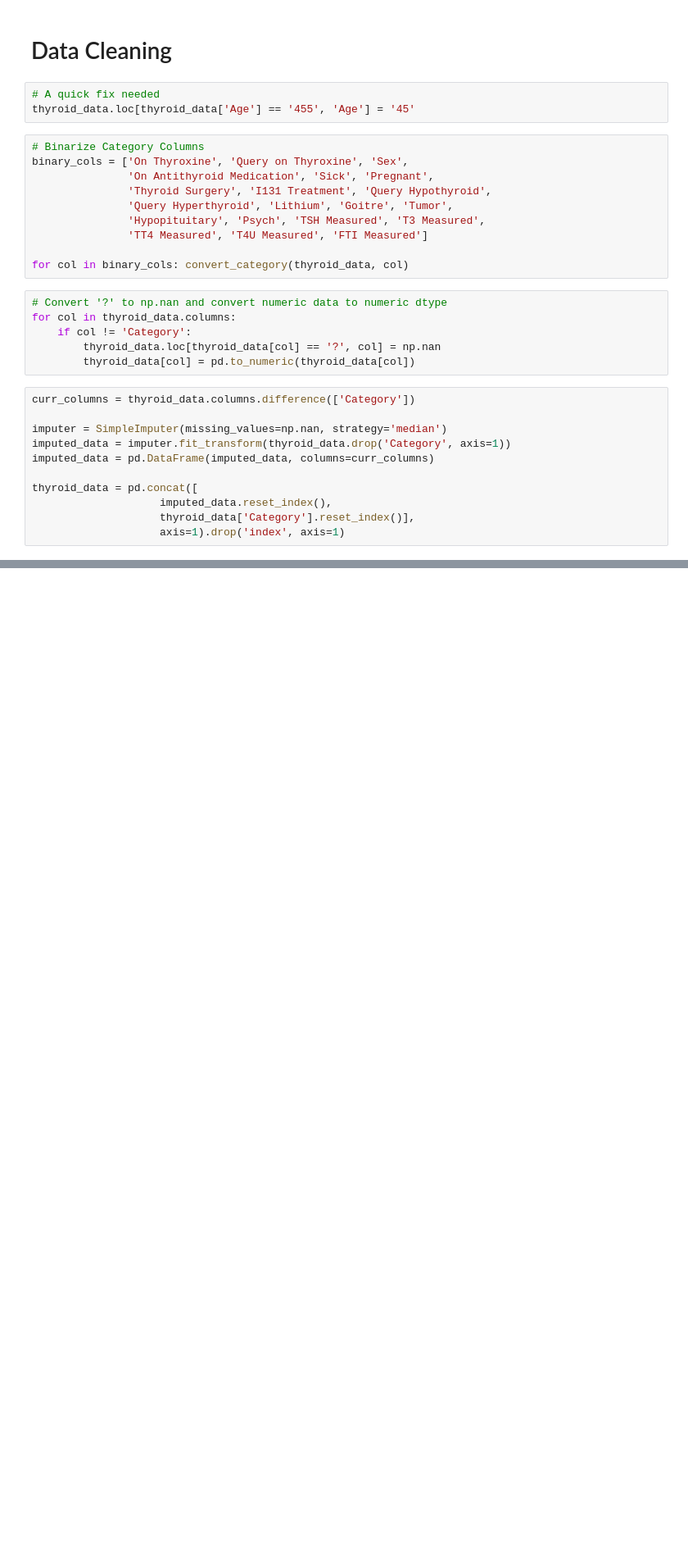
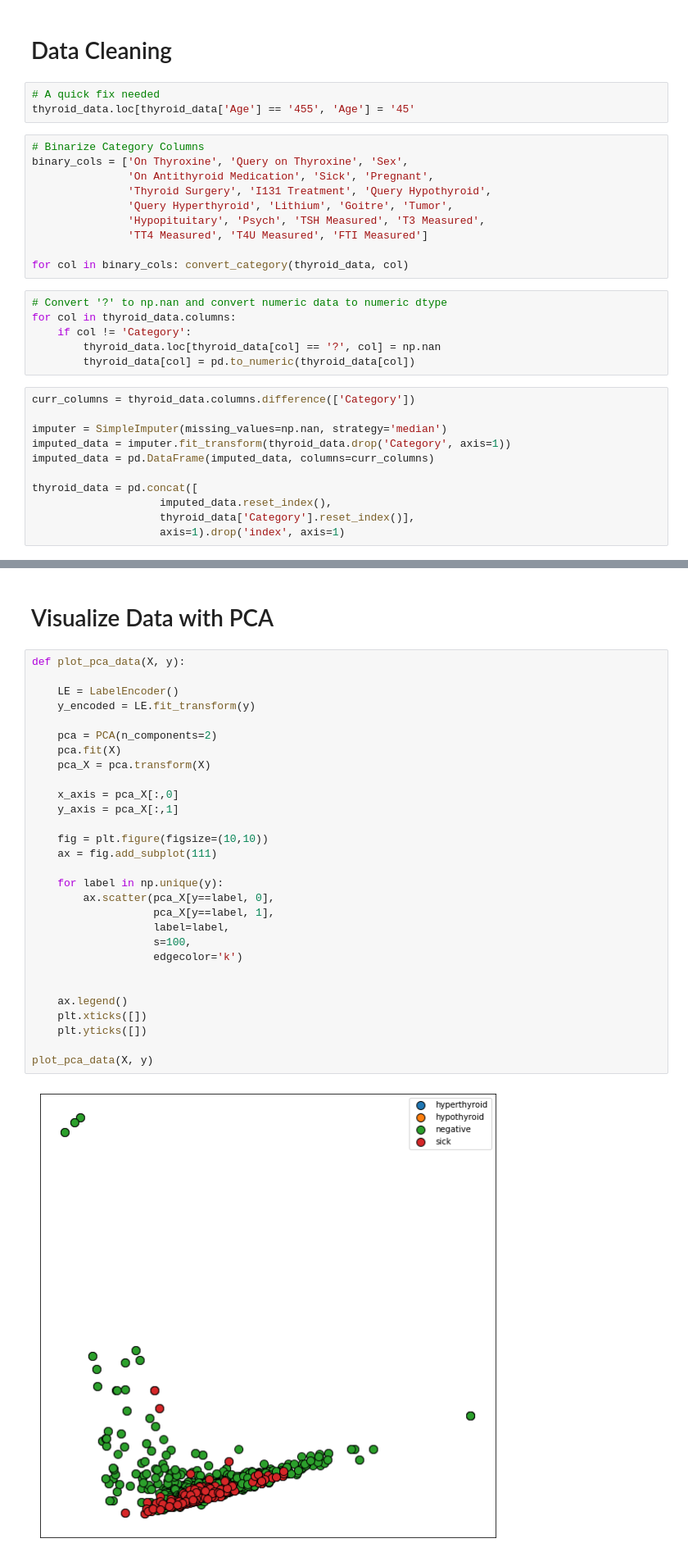
Before and after one commit to deontaepharr/Multiclass-SVM-Thyroid-Classification, a Jupyter notebook: Notebooks/Classification of Thyroid Disorders Using Support Vector Machines.ipynb, the cells around one changed output, grey strips where cells are left out. Shown at 82% size. Drawn from its saved outputs; the diff is of its cells as text; blank space fills up the shorter version.

```diff
--- a/Notebooks/Classification of Thyroid Disorders Using Support Vector Machines.ipynb
+++ b/Notebooks/Classification of Thyroid Disorders Using Support Vector Machines.ipynb
@@ -122 +152,34 @@ def get_data(balanced=False):
+# %% [markdown]
+# Visualize Data with PCA
+# %%
+def plot_pca_data(X, y):
+
+    LE = LabelEncoder()
+    y_encoded = LE.fit_transform(y)
+
+    pca = PCA(n_components=2)
+    pca.fit(X)
+    pca_X = pca.transform(X)
+
+    x_axis = pca_X[:,0]
+    y_axis = pca_X[:,1]
+
+    fig = plt.figure(figsize=(10,10))
+    ax = fig.add_subplot(111)
+
+    for label in np.unique(y):
+        ax.scatter(pca_X[y==label, 0],
+                   pca_X[y==label, 1],
+                   label=label,
+                   s=100,
+                   edgecolor='k')
+
+
+    ax.legend()
+    plt.xticks([])
+    plt.yticks([])
+
+plot_pca_data(X, y)
+# %% [output]
+[figure, added]
 # %% [markdown]
```
Also changed, not shown: parts of 31 cells of this notebook.
